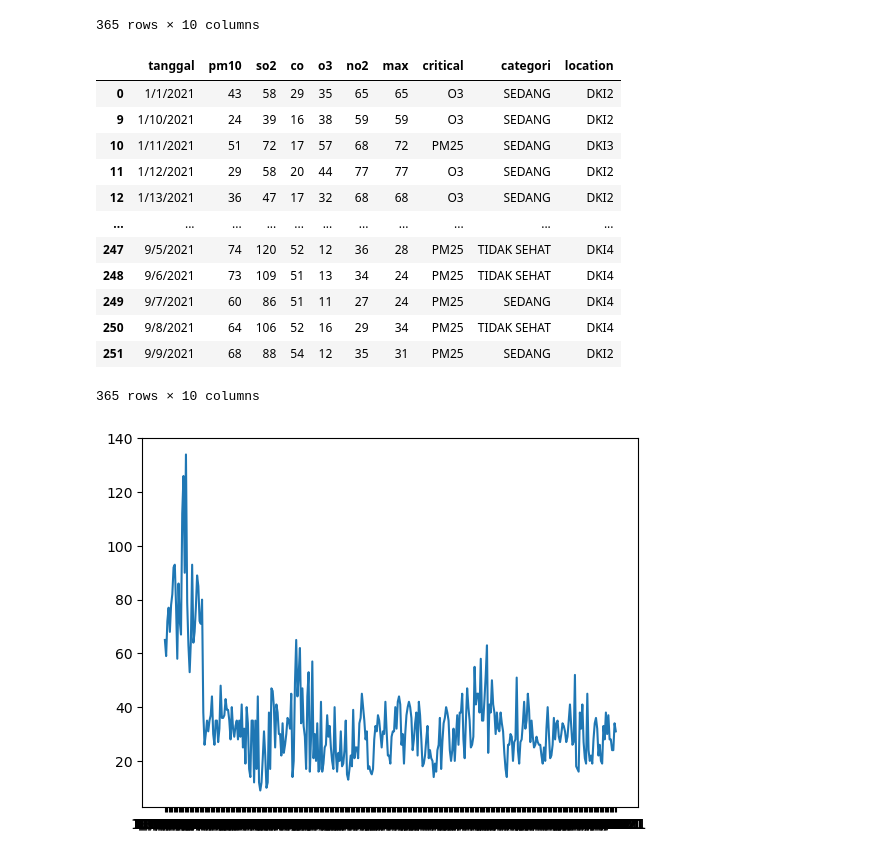
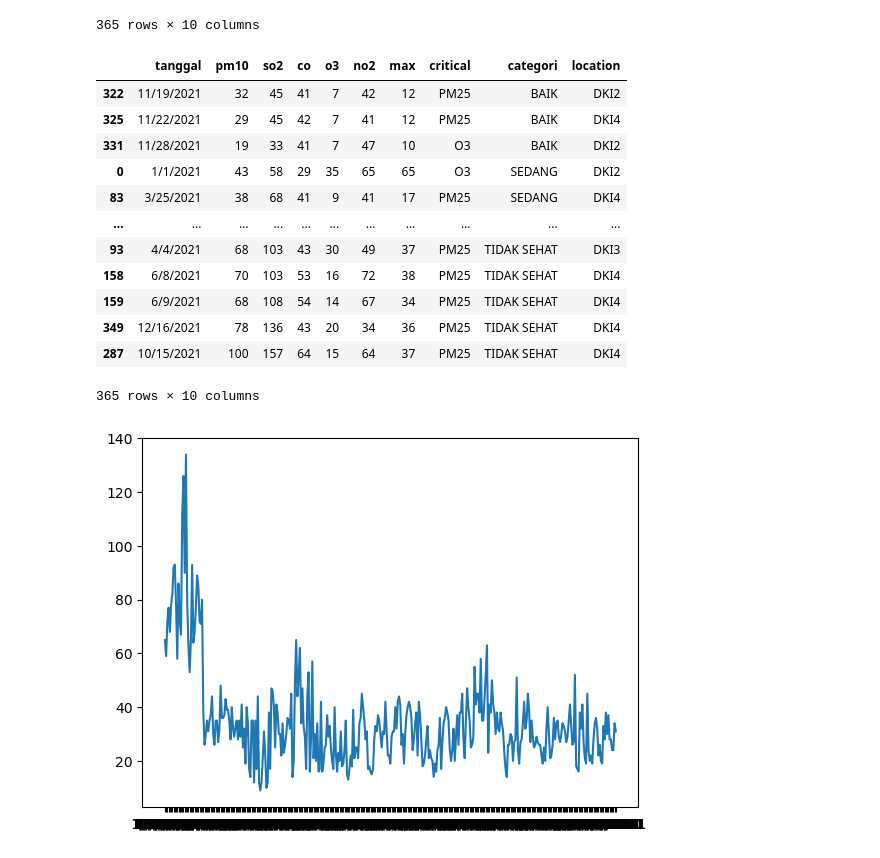
Before and after one commit to MuhammadHamidy/Tugas1_PSD, a Jupyter notebook: Read csv_tugas 1.ipynb, the cells around one changed output. Saved outputs shown, nothing was run; the diff lists cells and outputs as text; code cells hidden in the pictures.

```diff
--- a/Read csv_tugas 1.ipynb
+++ b/Read csv_tugas 1.ipynb
@@ -110,21 +110,21 @@ data_PU
 | 182 | 7/2/2021 | 68 | 108 | 56 | 23 | 40 | 51 | PM25 | TIDAK SEHAT | DKI4 |
 365 rows × 10 columns
 # %%
-data_PU.sort_values(["tanggal"], axis = 0, ascending=[True], inplace=True)
+data_PU.sort_values(["categori"], axis = 0, ascending=[True], inplace=True)
 data_PU
 # %% [output]
 |  | tanggal | pm10 | so2 | co | o3 | no2 | max | critical | categori | location |
+| 322 | 11/19/2021 | 32 | 45 | 41 | 7 | 42 | 12 | PM25 | BAIK | DKI2 |
+| 325 | 11/22/2021 | 29 | 45 | 42 | 7 | 41 | 12 | PM25 | BAIK | DKI4 |
+| 331 | 11/28/2021 | 19 | 33 | 41 | 7 | 47 | 10 | O3 | BAIK | DKI2 |
 | 0 | 1/1/2021 | 43 | 58 | 29 | 35 | 65 | 65 | O3 | SEDANG | DKI2 |
-| 9 | 1/10/2021 | 24 | 39 | 16 | 38 | 59 | 59 | O3 | SEDANG | DKI2 |
-| 10 | 1/11/2021 | 51 | 72 | 17 | 57 | 68 | 72 | PM25 | SEDANG | DKI3 |
-| 11 | 1/12/2021 | 29 | 58 | 20 | 44 | 77 | 77 | O3 | SEDANG | DKI2 |
-| 12 | 1/13/2021 | 36 | 47 | 17 | 32 | 68 | 68 | O3 | SEDANG | DKI2 |
+| 83 | 3/25/2021 | 38 | 68 | 41 | 9 | 41 | 17 | PM25 | SEDANG | DKI4 |
 | ... | ... | ... | ... | ... | ... | ... | ... | ... | ... | ... |
-| 247 | 9/5/2021 | 74 | 120 | 52 | 12 | 36 | 28 | PM25 | TIDAK SEHAT | DKI4 |
-| 248 | 9/6/2021 | 73 | 109 | 51 | 13 | 34 | 24 | PM25 | TIDAK SEHAT | DKI4 |
-| 249 | 9/7/2021 | 60 | 86 | 51 | 11 | 27 | 24 | PM25 | SEDANG | DKI4 |
-| 250 | 9/8/2021 | 64 | 106 | 52 | 16 | 29 | 34 | PM25 | TIDAK SEHAT | DKI4 |
-| 251 | 9/9/2021 | 68 | 88 | 54 | 12 | 35 | 31 | PM25 | SEDANG | DKI2 |
+| 93 | 4/4/2021 | 68 | 103 | 43 | 30 | 49 | 37 | PM25 | TIDAK SEHAT | DKI3 |
+| 158 | 6/8/2021 | 70 | 103 | 53 | 16 | 72 | 38 | PM25 | TIDAK SEHAT | DKI4 |
+| 159 | 6/9/2021 | 68 | 108 | 54 | 14 | 67 | 34 | PM25 | TIDAK SEHAT | DKI4 |
+| 349 | 12/16/2021 | 78 | 136 | 43 | 20 | 34 | 36 | PM25 | TIDAK SEHAT | DKI4 |
+| 287 | 10/15/2021 | 100 | 157 | 64 | 15 | 64 | 37 | PM25 | TIDAK SEHAT | DKI4 |
 365 rows × 10 columns
 # %%
 plt.plot(data_PU['tanggal'], data_PU['max'])
```
Also changed, not shown: parts of 2 cells of this notebook, 2 other files.
